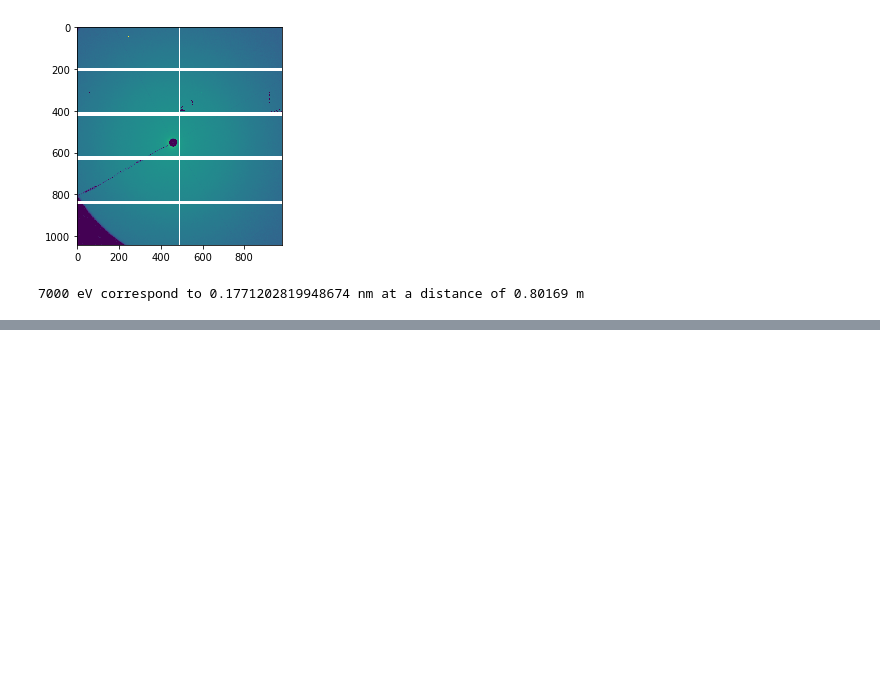
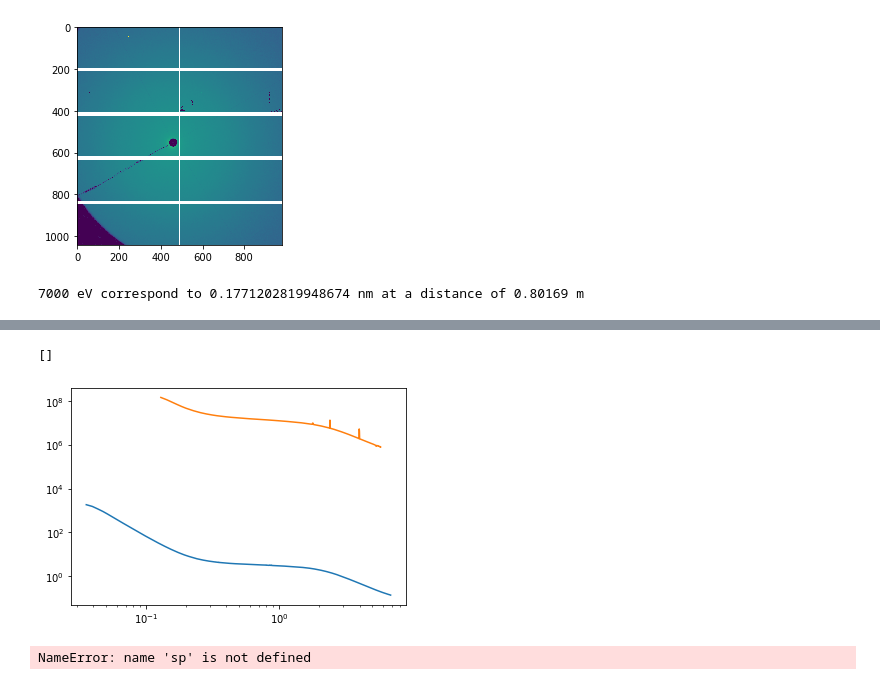
Before and after one commit to EikeGericke/pyASAXS, a Jupyter notebook: ASAXS_DataReduction.ipynb, the cells around one changed output, grey strips where cells are left out. Saved outputs shown, nothing was run; the diff lists cells and outputs as text; code cells hidden in the pictures; blank space fills up the shorter version.

```diff
--- a/ASAXS_DataReduction.ipynb
+++ b/ASAXS_DataReduction.ipynb
@@ -234,4 +288,17 @@ WARNING:pyFAI.DEPRECATION:Function AzimuthalIntegrator is deprecated since pyFAI
 # usage of integrate 1d method
 bin_number = 400 #how many data points are generated
 q, I, e = ai.integrate1d(image_Ref, bin_number, error_model='poisson', mask=ai_mask)
+# %%
+fig, ax = plt.subplots()
+ax.plot(ref0_q, ref0_I)
+ax.fill_between(ref_q, ref_I + scale * ref_e, ref_I - scale * ref_e, alpha=0.5)
+ax.plot(ref_q, ref_I)
+ax.loglog()
+# %% [output]
+[]
+[figure, added]
+# %%
+sp.integrate(ref0_I)
+# %% [output]
+NameError: name 'sp' is not defined
 # %%
```
Also changed, not shown: parts of 9 cells of this notebook, 4 other files.
